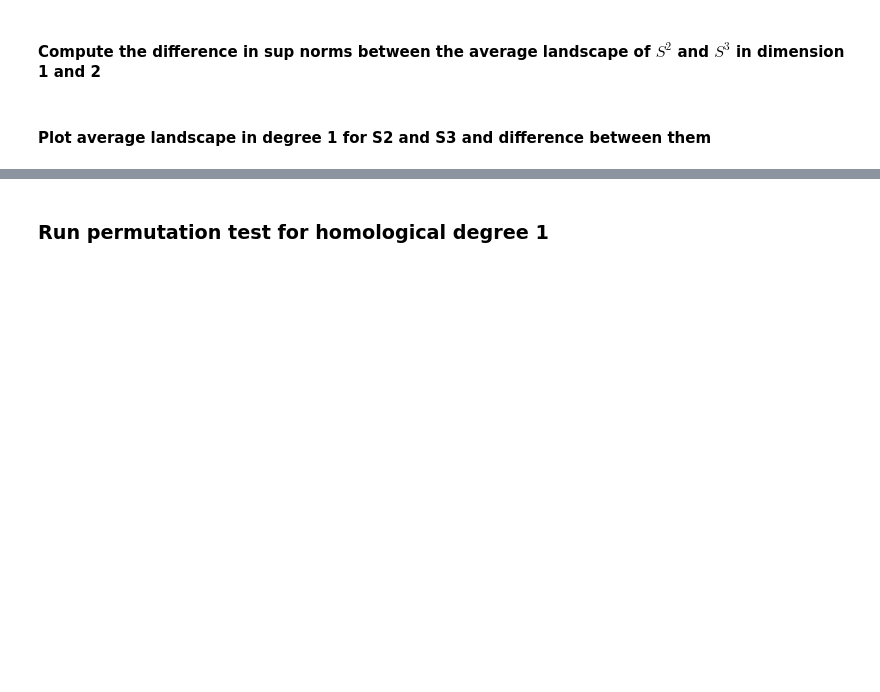
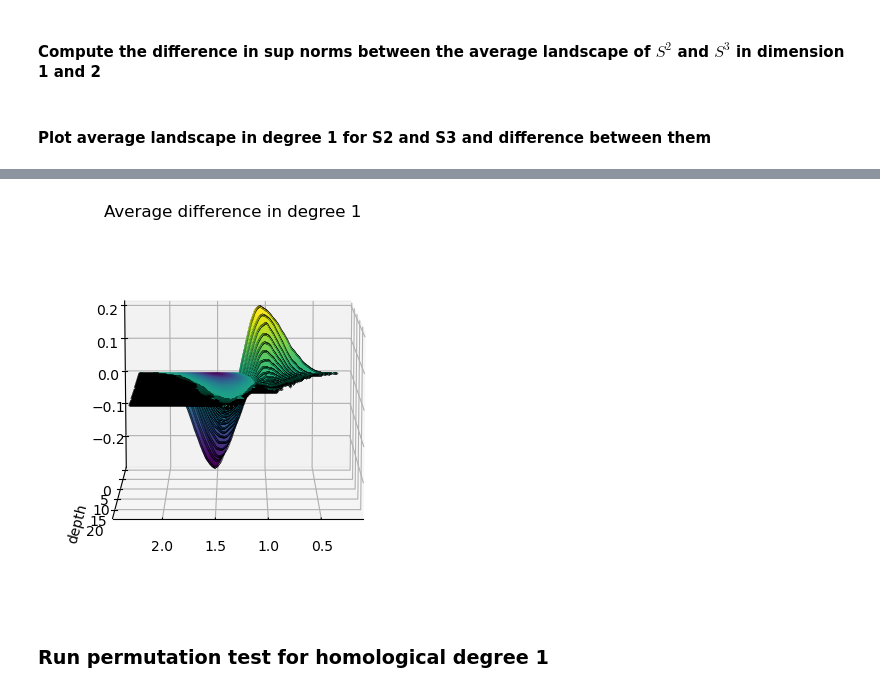
Before and after one commit to gabbyangeloro/Pyscapes, a Jupyter notebook: Master's Code Demo.ipynb, the cells around one changed output, grey strips where cells are left out. Drawn from its saved outputs; the diff is of its cells as text; code cells hidden in the pictures; blank space fills up the shorter version.

```diff
--- a/Master's Code Demo.ipynb
+++ b/Master's Code Demo.ipynb
@@ -201,8 +201,11 @@ avg3_hom2 = linear_combination(sph3_PL2,100*[1/100])
 #### Compute the difference in sup norms between the average landscape of $S^2$ and $S^3$ in dimension 1 and 2
 # %%
 #diff_hom1, diff_hom2: difference between average landscapes in degree 1 and 2 of S2 and S3
-true_diff_hom1 = (avg2_hom1 - avg3_hom1).sup_norm()
-true_diff_hom2 = (avg2_hom2 - avg3_hom2).sup_norm()
+true_diffpl_hom1 = (avg2_hom1 - avg3_hom1)
+true_diff_hom1 = true_diffpl_hom1.sup_norm()
+
+true_diffpl_hom2 = (avg2_hom2 - avg3_hom2)
+true_diff_hom2 = true_diffpl_hom2.sup_norm()
 # %% [markdown]
 #### Plot average landscape in degree 1 for S2 and S3 and difference between them
 # %%
@@ -217,6 +221,8 @@ plot_landscape(avg3_hom1)
 # %%
 # plot diff
-plot_landscape(true_diff_hom_1)
+plot_landscape(true_diffpl_hom1, title = 'Average difference in degree 1')
+# %% [output]
+[figure, added]
 # %% [markdown]
 ### Run permutation test for homological degree 1
 # %%
```
Also changed, not shown: parts of 3 cells of this notebook.
